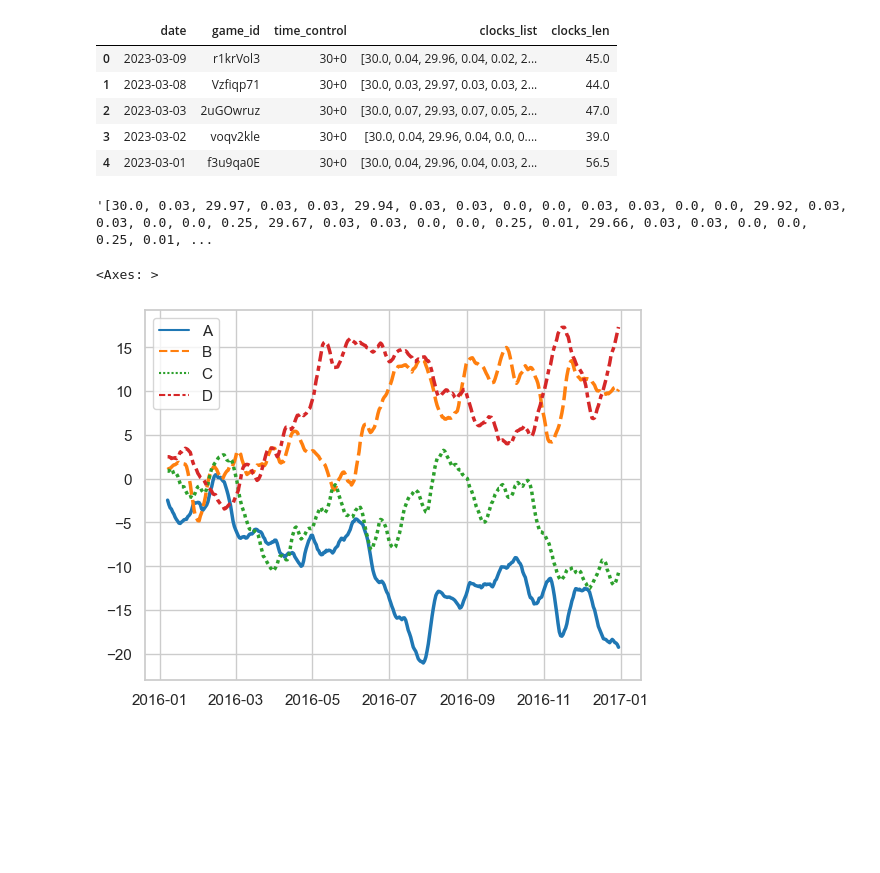
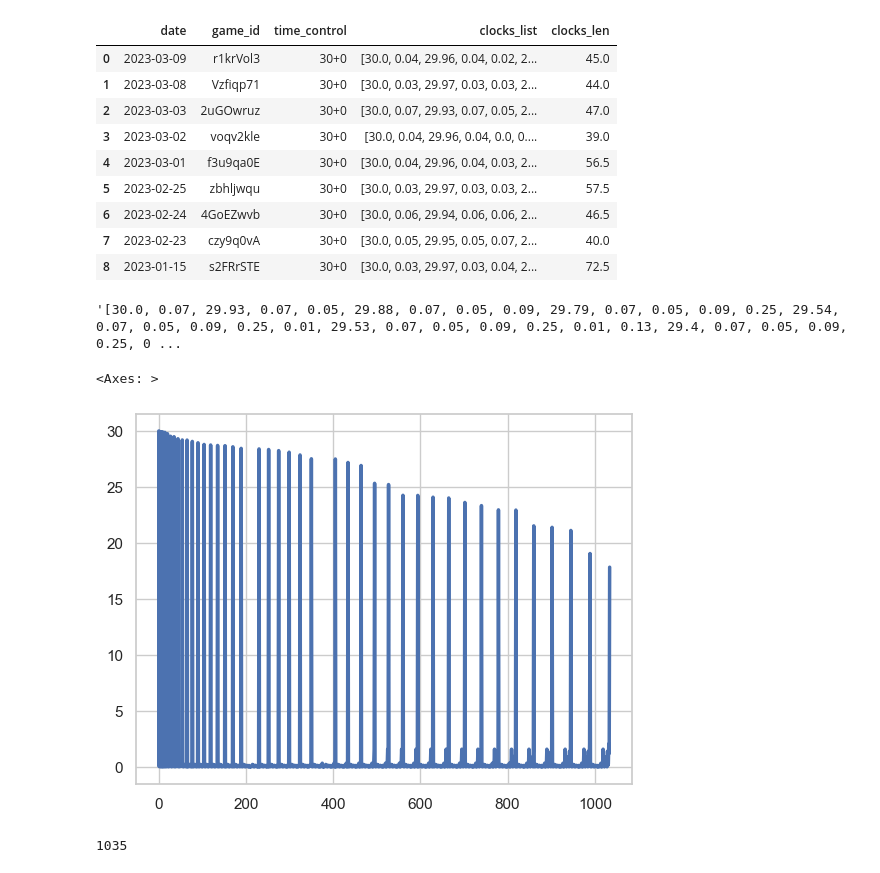
Before and after one commit to SivkoFamily/DataScience, a Jupyter notebook: lichess_liderboard/visualiz.ipynb, the cells around one changed output. Cells and saved outputs as stored; diff of their text form; code cells hidden in the pictures; blank space fills up the shorter version.

```diff
--- a/lichess_liderboard/visualiz.ipynb
+++ b/lichess_liderboard/visualiz.ipynb
@@ -7,7 +9,7 @@ from datetime import datetime, timedelta
 # %%
 df = pd.read_csv('D:\dev\DataScience\lichess_liderboard\df_filter_classical.csv', sep=',')
 # %%
-df.head()
+df.head(20)
 # %% [output]
 |  | date | game_id | time_control | clocks_list | clocks_len |
 | 0 | 2023-03-09 | r1krVol3 | 30+0 | [30.0, 0.04, 29.96, 0.04, 0.02, 2... | 45.0 |
@@ -15,8 +17,7 @@ df.head()
 | 2 | 2023-03-03 | 2uGOwruz | 30+0 | [30.0, 0.07, 29.93, 0.07, 0.05, 2... | 47.0 |
 | 3 | 2023-03-02 | voqv2kle | 30+0 | [30.0, 0.04, 29.96, 0.04, 0.0, 0.... | 39.0 |
 | 4 | 2023-03-01 | f3u9qa0E | 30+0 | [30.0, 0.04, 29.96, 0.04, 0.03, 2... | 56.5 |
+| 5 | 2023-02-25 | zbhljwqu | 30+0 | [30.0, 0.03, 29.97, 0.03, 0.03, 2... | 57.5 |
+| 6 | 2023-02-24 | 4GoEZwvb | 30+0 | [30.0, 0.06, 29.94, 0.06, 0.06, 2... | 46.5 |
+| 7 | 2023-02-23 | czy9q0vA | 30+0 | [30.0, 0.05, 29.95, 0.05, 0.07, 2... | 40.0 |
+| 8 | 2023-01-15 | s2FRrSTE | 30+0 | [30.0, 0.03, 29.97, 0.03, 0.04, 2... | 72.5 |
-# %%
-clocks_list = df['clocks_list'][1]
-clocks_list
-# %% [output]
-'[30.0, 0.03, 29.97, 0.03, 0.03, 29.94, 0.03, 0.03, 0.0, 0.0, 0.03, 0.03, 0.0, 0.0, 29.92, 0.03, 0.03, 0.0, 0.0, 0.25, 29.67, 0.03, 0.03, 0.0, 0.0, 0.25, 0.01, 29.66, 0.03, 0.03, 0.0, 0.0, 0.25, 0.01, ...
@@ -26,16 +24,21 @@ clocks_list = ast.literal_eval(clocks_list)
+# %%
+df['clocks_list'][2]
+# %% [output]
+'[30.0, 0.07, 29.93, 0.07, 0.05, 29.88, 0.07, 0.05, 0.09, 29.79, 0.07, 0.05, 0.09, 0.25, 29.54, 0.07, 0.05, 0.09, 0.25, 0.01, 29.53, 0.07, 0.05, 0.09, 0.25, 0.01, 0.13, 29.4, 0.07, 0.05, 0.09, 0.25, 0 ...
+# %%
+df['clocks_list_new'] = [ast.literal_eval(i) for i in df['clocks_list']]
 # %%
 import numpy as np
 import pandas as pd
 import seaborn as sns
 sns.set_theme(style="whitegrid")
+cc = df['clocks_list_new'][0]
 
-rs = np.random.RandomState(365)
-values = rs.randn(365, 4).cumsum(axis=0)
-dates = pd.date_range("1 1 2016", periods=365, freq="D")
-data = pd.DataFrame(values, dates, columns=["A", "B", "C", "D"])
-data = data.rolling(7).mean()
-
-sns.lineplot(data=data, palette="tab10", linewidth=2.5)
+sns.lineplot(data=cc, palette="tab10", linewidth=2.5)
 # %% [output]
 <Axes: >
-[figure, old version]
+[figure, new version]
+# %%
+len(df['clocks_list_new'][0])
+# %% [output]
+1035
```
Also changed, not shown: parts of 5 cells of this notebook, 4 other files.
